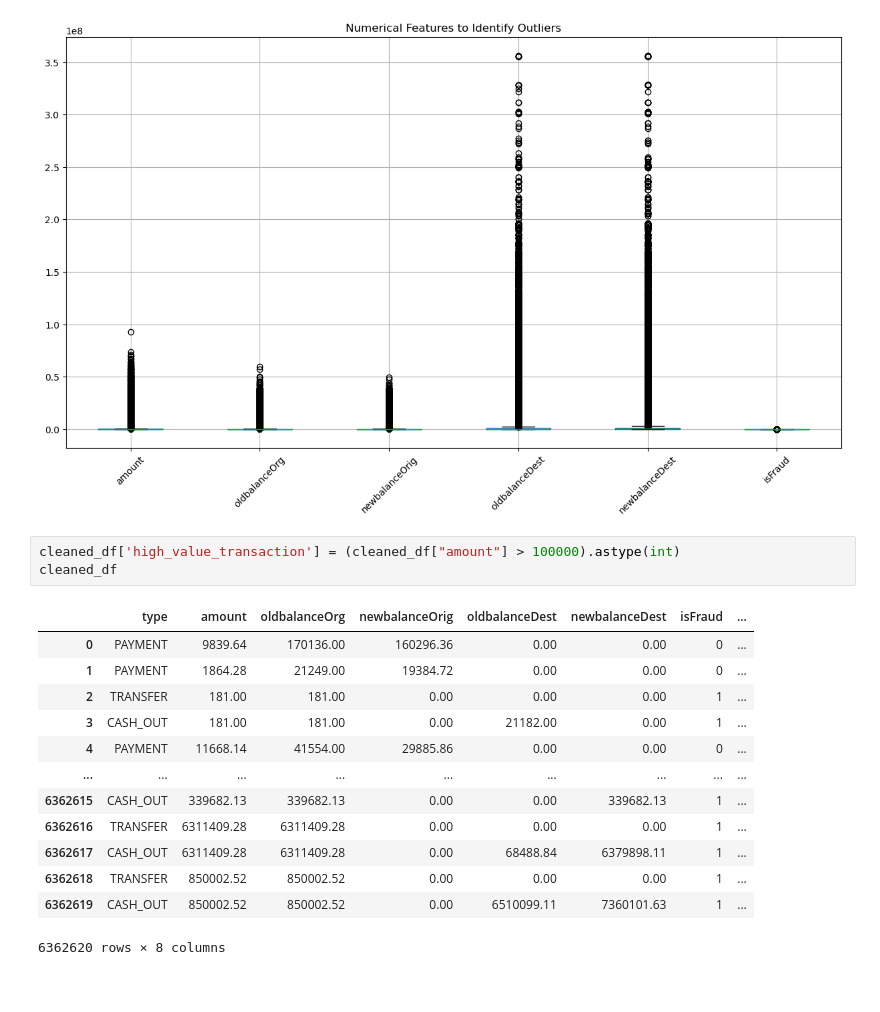
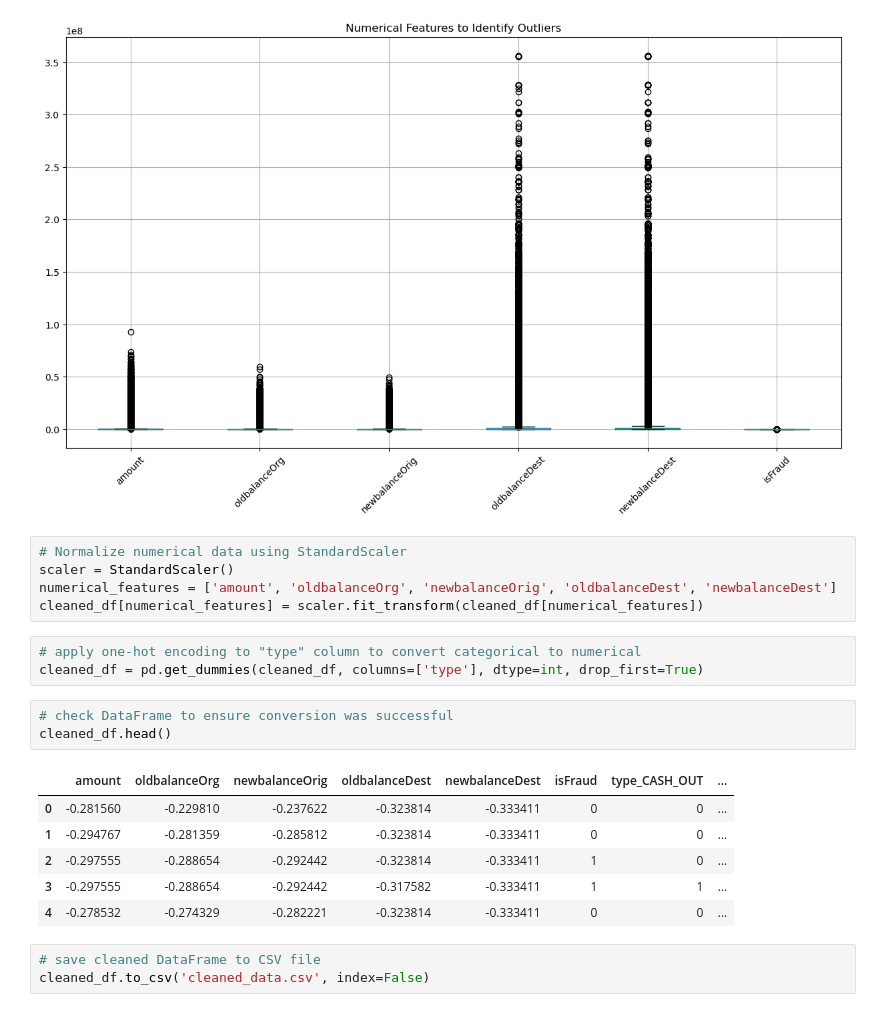
Before and after one commit to Jacqs395/Financial_Fraud, a Jupyter notebook: transform.ipynb, the cells around one changed output. Cells and saved outputs as stored; diff of their text form; blank space fills up the shorter version.

```diff
--- a/transform.ipynb
+++ b/transform.ipynb
@@ -161,20 +148,24 @@ plt.title("Numerical Features to Identify Outliers")
 plt.show()
 # %% [output]
 [figure]
-# %%
-cleaned_df['high_value_transaction'] = (cleaned_df["amount"] > 100000).astype(int)
-cleaned_df
-# %% [output]
-|  | type | amount | oldbalanceOrg | newbalanceOrig | oldbalanceDest | newbalanceDest | isFraud | ... |
-| 0 | PAYMENT | 9839.64 | 170136.00 | 160296.36 | 0.00 | 0.00 | 0 | ... |
-| 1 | PAYMENT | 1864.28 | 21249.00 | 19384.72 | 0.00 | 0.00 | 0 | ... |
-| 2 | TRANSFER | 181.00 | 181.00 | 0.00 | 0.00 | 0.00 | 1 | ... |
-| 3 | CASH_OUT | 181.00 | 181.00 | 0.00 | 21182.00 | 0.00 | 1 | ... |
-| 4 | PAYMENT | 11668.14 | 41554.00 | 29885.86 | 0.00 | 0.00 | 0 | ... |
-| ... | ... | ... | ... | ... | ... | ... | ... | ... |
-| 6362615 | CASH_OUT | 339682.13 | 339682.13 | 0.00 | 0.00 | 339682.13 | 1 | ... |
-| 6362616 | TRANSFER | 6311409.28 | 6311409.28 | 0.00 | 0.00 | 0.00 | 1 | ... |
-| 6362617 | CASH_OUT | 6311409.28 | 6311409.28 | 0.00 | 68488.84 | 6379898.11 | 1 | ... |
-| 6362618 | TRANSFER | 850002.52 | 850002.52 | 0.00 | 0.00 | 0.00 | 1 | ... |
-| 6362619 | CASH_OUT | 850002.52 | 850002.52 | 0.00 | 6510099.11 | 7360101.63 | 1 | ... |
-6362620 rows × 8 columns
+# %%
+# Normalize numerical data using StandardScaler
+scaler = StandardScaler()
+numerical_features = ['amount', 'oldbalanceOrg', 'newbalanceOrig', 'oldbalanceDest', 'newbalanceDest']
+cleaned_df[numerical_features] = scaler.fit_transform(cleaned_df[numerical_features])
+# %%
+# apply one-hot encoding to "type" column to convert categorical to numerical
+cleaned_df = pd.get_dummies(cleaned_df, columns=['type'], dtype=int, drop_first=True)
+# %%
+# check DataFrame to ensure conversion was successful
+cleaned_df.head()
+# %% [output]
+|  | amount | oldbalanceOrg | newbalanceOrig | oldbalanceDest | newbalanceDest | isFraud | type_CASH_OUT | ... |
+| 0 | -0.281560 | -0.229810 | -0.237622 | -0.323814 | -0.333411 | 0 | 0 | ... |
+| 1 | -0.294767 | -0.281359 | -0.285812 | -0.323814 | -0.333411 | 0 | 0 | ... |
+| 2 | -0.297555 | -0.288654 | -0.292442 | -0.323814 | -0.333411 | 1 | 0 | ... |
+| 3 | -0.297555 | -0.288654 | -0.292442 | -0.317582 | -0.333411 | 1 | 1 | ... |
+| 4 | -0.278532 | -0.274329 | -0.282221 | -0.323814 | -0.333411 | 0 | 0 | ... |
+# %%
+# save cleaned DataFrame to CSV file
+cleaned_df.to_csv('cleaned_data.csv', index=False)
```
Also changed, not shown: parts of 6 cells of this notebook, 3 other files.
